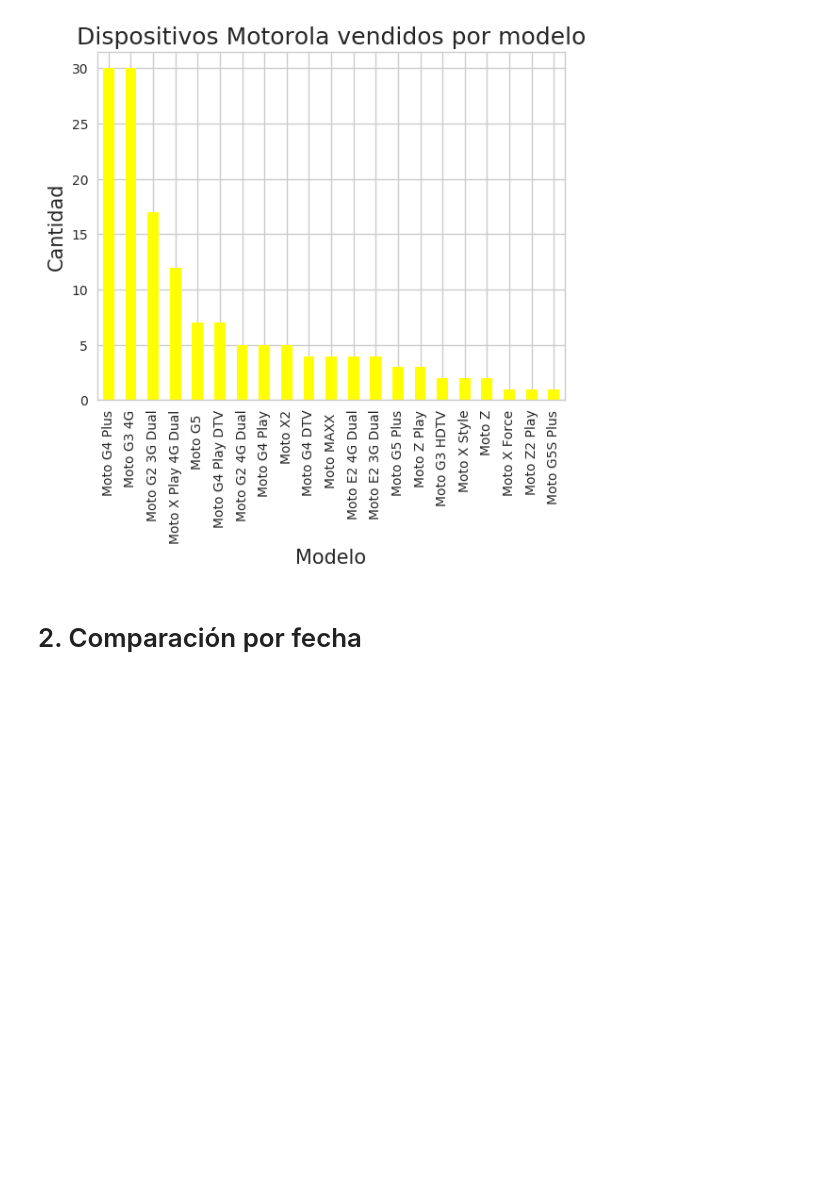
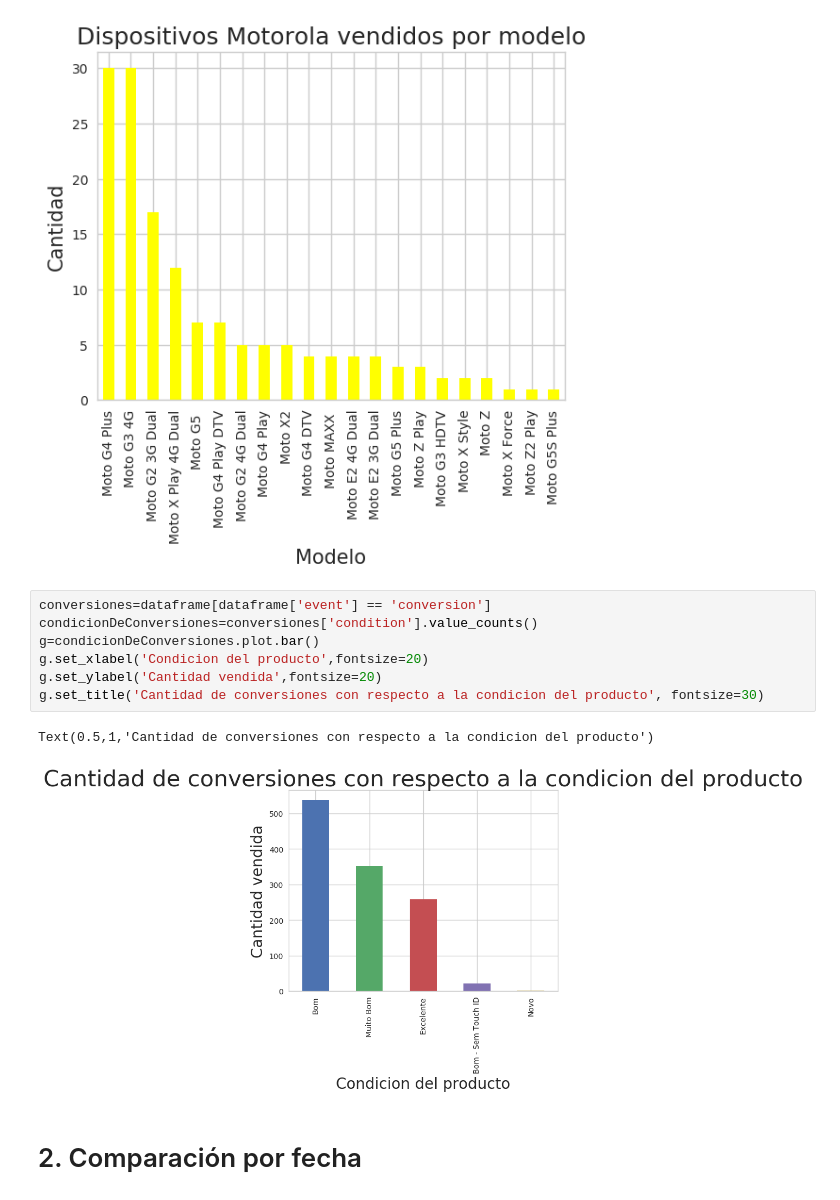
Before and after one commit to EugeFranchi/TP1_Datos, a Jupyter notebook: TpDatos.ipynb, the cells around one changed output. Drawn from its saved outputs; the diff is of its cells as text; blank space fills up the shorter version.

```diff
--- a/TpDatos.ipynb
+++ b/TpDatos.ipynb
@@ -151,6 +151,16 @@ g.set_xlabel("Modelo", fontsize=15)
 # %% [output]
 Text(0.5,0,'Modelo')
 [figure]
+# %%
+conversiones=dataframe[dataframe['event'] == 'conversion']
+condicionDeConversiones=conversiones['condition'].value_counts()
+g=condicionDeConversiones.plot.bar()
+g.set_xlabel('Condicion del producto',fontsize=20)
+g.set_ylabel('Cantidad vendida',fontsize=20)
+g.set_title('Cantidad de conversiones con respecto a la condicion del producto', fontsize=30)
+# %% [output]
+Text(0.5,1,'Cantidad de conversiones con respecto a la condicion del producto')
+[figure, added]
 # %% [markdown]
 # 2. Comparación por fecha
 # %%
```
Also changed, not shown: parts of 2 cells of this notebook.
